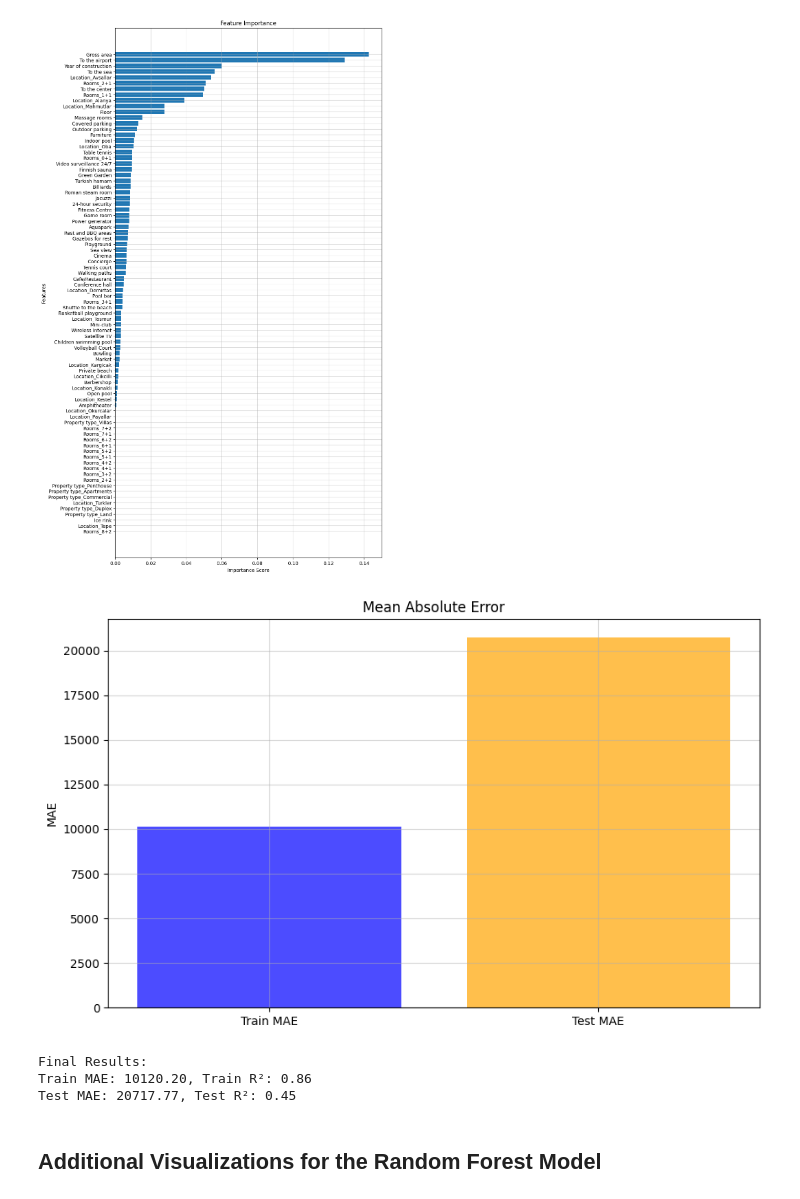
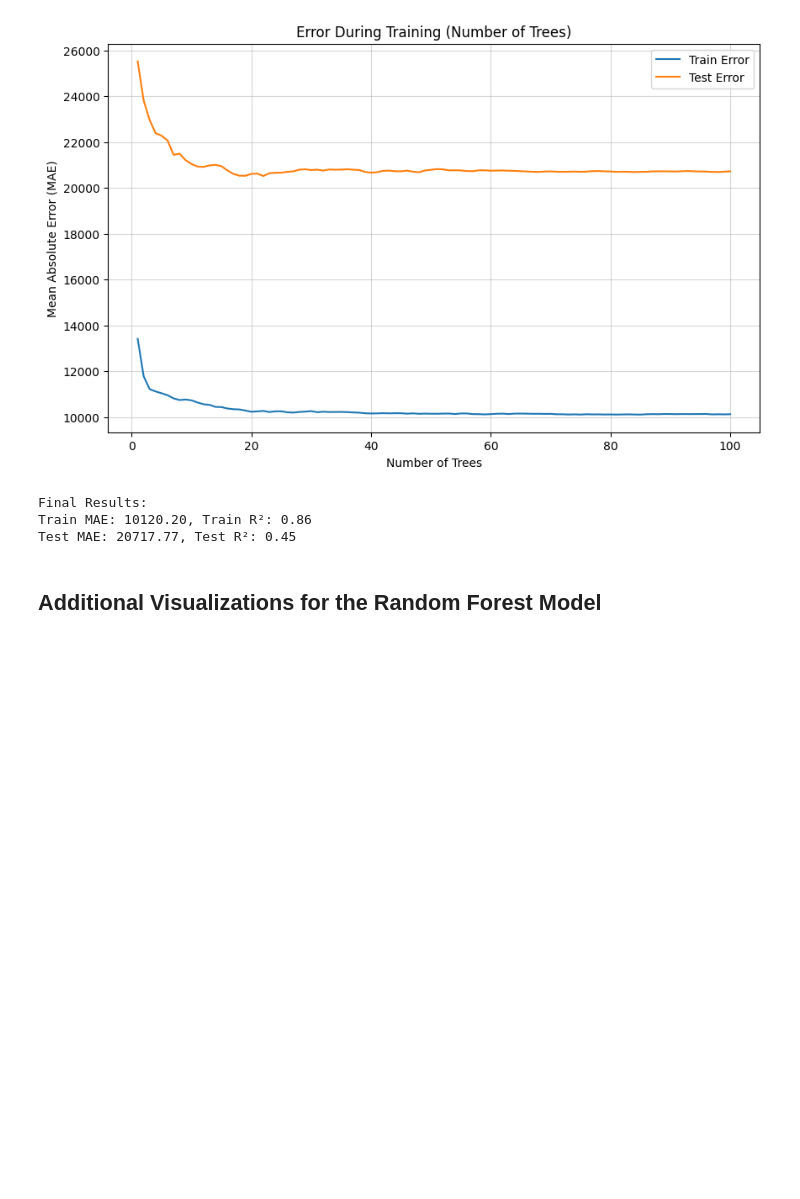
Before and after one commit to swift-x-github/ml-real-estate, a Jupyter notebook: ass_1_8.ipynb, the cells around one changed output. Drawn from its saved outputs; the diff is of its cells as text; code cells hidden in the pictures; blank space fills up the shorter version.

```diff
--- a/ass_1_8.ipynb
+++ b/ass_1_8.ipynb
@@ -35,68 +35,67 @@ X = data.drop(['Price'], axis=1)  # Exclude the target column
 y = data['Price']  # Target variable
 
 # Shuffle the data
 data_shuffled = pd.concat([X, y], axis=1)
 data_shuffled = shuffle(data_shuffled, random_state=42)
 
 # Split the data into training and testing sets
 X = data_shuffled.drop('Price', axis=1)
 y = data_shuffled['Price']
 X_train, X_test, y_train, y_test = train_test_split(X, y, test_size=0.2, random_state=42)
 
-# Define Random Forest model with best parameters
+# Initialize variables for tracking errors
+n_estimators = 100
+train_errors = []
+test_errors = []
+
+# Train the Random Forest incrementally
 rf_model = RandomForestRegressor(
     bootstrap=False,
     max_depth=20,
     max_features='sqrt',
     min_samples_leaf=2,
     min_samples_split=5,
-    n_estimators=100,
+    warm_start=True,  # Allow incremental training
     random_state=42
 )
 
-# Train the model
-rf_model.fit(X_train, y_train)
+for i in range(1, n_estimators + 1):
+    rf_model.set_params(n_estimators=i)  # Incrementally increase the number of trees
+    rf_model.fit(X_train, y_train)
 
-# Predict on training and test data
-train_pred = rf_model.predict(X_train)
-test_pred = rf_model.predict(X_test)
+    # Predict on training and test data
+    train_pred = rf_model.predict(X_train)
+    test_pred = rf_model.predict(X_test)
 
-# Calculate and store errors
-train_mae = mean_absolute_error(y_train, train_pred)
-test_mae = mean_absolute_error(y_test, test_pred)
-train_r2 = r2_score(y_train, train_pred)
-test_r2 = r2_score(y_test, test_pred)
+    # Calculate errors
+    train_errors.append(mean_absolute_error(y_train, train_pred))
+    test_errors.append(mean_absolute_error(y_test, test_pred))
 
-# Plot feature importance
-importances = rf_model.feature_importances_
-feature_names = X.columns
-sorted_indices = importances.argsort()[::-1]
-
-plt.figure(figsize=(10, 20))
-plt.barh(range(len(importances)), importances[sorted_indices], align='center')
-plt.yticks(range(len(importances)), [feature_names[i] for i in sorted_indices])
-plt.title("Feature Importance")
-plt.xlabel("Importance Score")
-plt.ylabel("Features")
-plt.gca().invert_yaxis()
-plt.grid(alpha=0.5)
-plt.show()
-
-# Plot errors
+# Plot the errors
 plt.figure(figsize=(10, 6))
-plt.bar(['Train MAE', 'Test MAE'], [train_mae, test_mae], color=['blue', 'orange'], alpha=0.7)
-plt.title("Mean Absolute Error")
-plt.ylabel("MAE")
+plt.plot(range(1, n_estimators + 1), train_errors, label="Train Error")
+plt.plot(range(1, n_estimators + 1), test_errors, label="Test Error")
+plt.title("Error During Training (Number of Trees)")
+plt.xlabel("Number of Trees")
+plt.ylabel("Mean Absolute Error (MAE)")
+plt.legend()
 plt.grid(alpha=0.5)
 plt.show()
 
 # Final evaluation
+final_train_pred = rf_model.predict(X_train)
+final_test_pred = rf_model.predict(X_test)
+
+final_mae_train = mean_absolute_error(y_train, final_train_pred)
+final_mae_test = mean_absolute_error(y_test, final_test_pred)
+final_r2_train = r2_score(y_train, final_train_pred)
+final_r2_test = r2_score(y_test, final_test_pred)
+
 print("\nFinal Results:")
-print(f"Train MAE: {train_mae:.2f}, Train R²: {train_r2:.2f}")
-print(f"Test MAE: {test_mae:.2f}, Test R²: {test_r2:.2f}")
+print(f"Train MAE: {final_mae_train:.2f}, Train R²: {final_r2_train:.2f}")
+print(f"Test MAE: {final_mae_test:.2f}, Test R²: {final_r2_test:.2f}")
 # %% [output]
-[figure, old version]
+[figure, new version]
-[figure, removed]
 Final Results:
 Train MAE: 10120.20, Train R²: 0.86
 Test MAE: 20717.77, Test R²: 0.45
```
Also changed, not shown: parts of 1 cell of this notebook, 4 other files.
